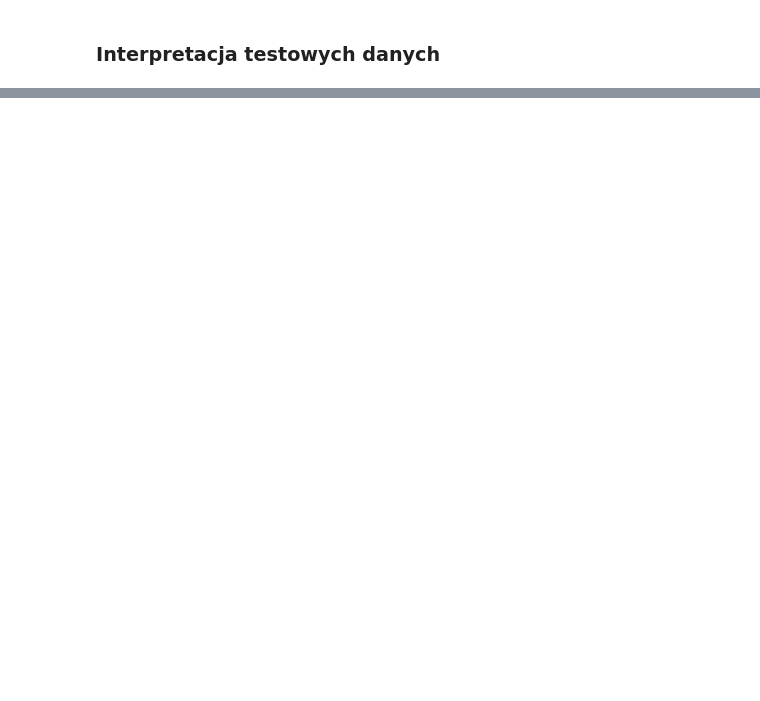
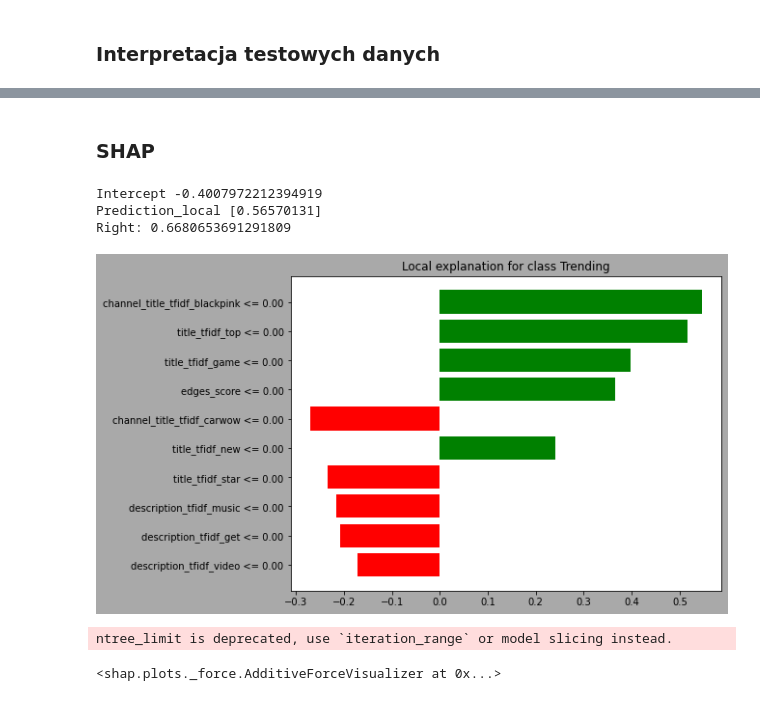
Before and after one commit to DominikKossinski/PED, a Jupyter notebook: notebooks/PED_6.ipynb, the cells around one changed output, grey strips where cells are left out. Cells and saved outputs as stored; diff of their text form; code cells hidden in the pictures; blank space fills up the shorter version.

```diff
--- a/notebooks/PED_6.ipynb
+++ b/notebooks/PED_6.ipynb
@@ -294,0 +303,7 @@ shap.summary_plot(shap_values_RF_test[1], x_test_selected)
+# %%
+xgbclf_base = xgb.XGBClassifier(n_estimators=1000, use_label_encoder=False, verbose=0)
+
+print(xgbclf_base.fit(x_train, y_train))
+
+y_pred = xgbclf_base.predict(x_test)
+print(classification_report(y_test, y_pred, target_names=['trending', 'non-trending']))
@@ -294,0 +544,41 @@ shap.summary_plot(shap_values_RF_test[1], x_test_selected)
+# %%
+# xgb.plot_tree(xgbclf, num_trees=0)
+# plt.rcParams['figure.figsize'] = [8, 6]
+# plt.show()
+plt.rcParams['figure.figsize'] = [8, 6]
+# %% [markdown]
+### SHAP
+# %%
+xgb_pred = lambda x: xgbclf.predict_proba(x).astype(float)
+
+# LIME has one explainer for all models,
+
+explainer = LimeTabularExplainer(
+    x_train_selected.values,
+    feature_names=x_train.columns.values.tolist(),
+    training_labels=[0, 1],
+    class_names=['Non trending', "Trending"],
+    verbose=True)
+
+j = 0
+
+exp = explainer.explain_instance(x_test_selected.loc[[j]].values[0], xgb_pred)
+exp.save_to_file("lime2.html")
+# exp.show_in_notebook(show_table=True),
+fig = exp.as_pyplot_figure()
+plt.show(fig)
+# %% [output]
+Intercept -0.4007972212394919
+Prediction_local [0.56570131]
+Right: 0.6680653691291809
+[figure, added]
+# %%
+x_sampled = x_test_selected.sample(100, random_state=0)
+explainerXgb = shap.TreeExplainer(xgbclf)
+shap_values = explainerXgb.shap_values(x_sampled)
+# %% [output]
+ntree_limit is deprecated, use `iteration_range` or model slicing instead.
+# %%
+shap.force_plot(explainerXgb.expected_value, shap_values[1], x_sampled.iloc[1])
+# %% [output]
+<shap.plots._force.AdditiveForceVisualizer at 0x...>
```
Also changed, not shown: parts of 33 cells of this notebook.
